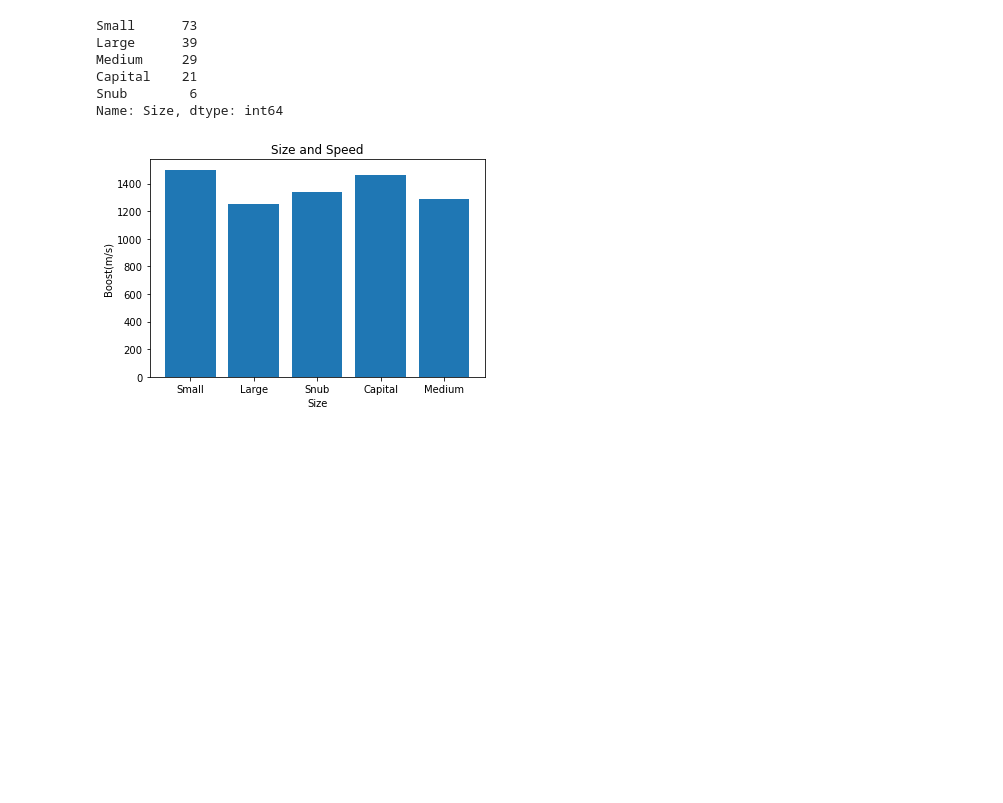
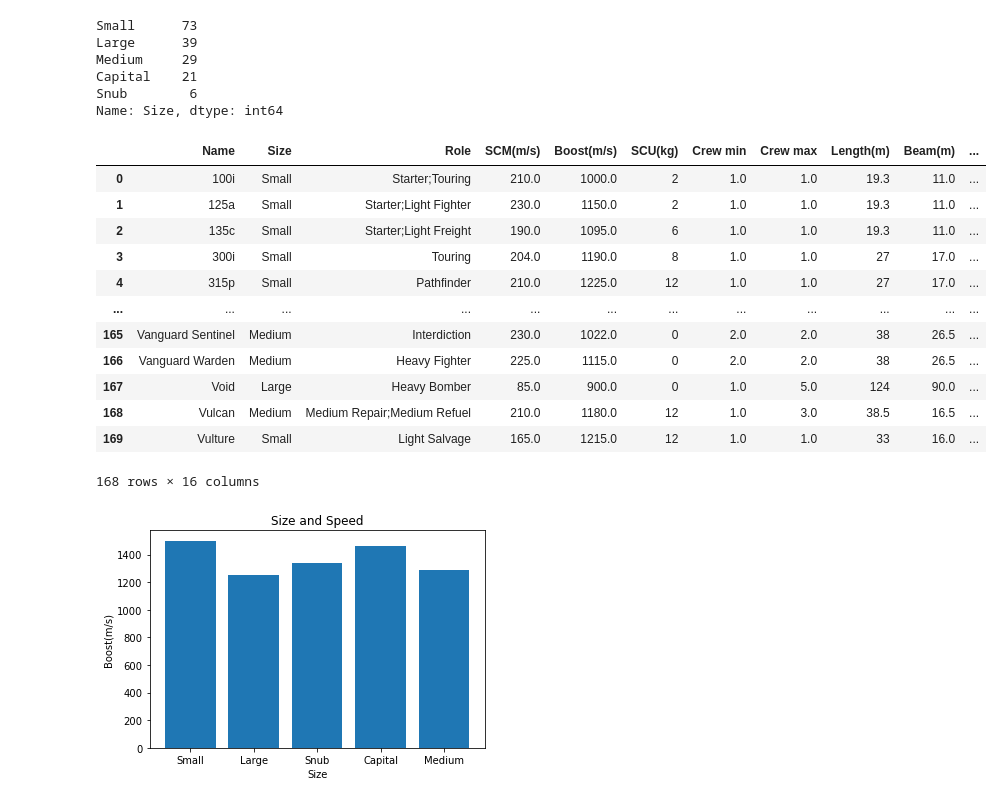
Before and after one commit to DINHC/starcitizen, a Jupyter notebook: stargraph.ipynb, the cells around one changed output. Cells and saved outputs as stored; diff of their text form; code cells hidden in the pictures; blank space fills up the shorter version.

Commit message:
Removed old starset1 csv and replaced it with new one that is more cleaned up

```diff
--- a/stargraph.ipynb
+++ b/stargraph.ipynb
@@ -77,6 +77,23 @@ Name: Size, dtype: int64
 # plt.show()
 # plt.tight_layout()
 #graph failed need to create new df using data on just ship roles and size
+# %%
+starset1 = starset1.drop(["Unnamed: 0"],axis=1)
+starset1
+# %% [output]
+|  | Name | Size | Role | SCM(m/s) | Boost(m/s) | SCU(kg) | Crew min | Crew max | Length(m) | Beam(m) | ... |
+| 0 | 100i | Small | Starter;Touring | 210.0 | 1000.0 | 2 | 1.0 | 1.0 | 19.3 | 11.0 | ... |
+| 1 | 125a | Small | Starter;Light Fighter | 230.0 | 1150.0 | 2 | 1.0 | 1.0 | 19.3 | 11.0 | ... |
+| 2 | 135c | Small | Starter;Light Freight | 190.0 | 1095.0 | 6 | 1.0 | 1.0 | 19.3 | 11.0 | ... |
+| 3 | 300i | Small | Touring | 204.0 | 1190.0 | 8 | 1.0 | 1.0 | 27 | 17.0 | ... |
+| 4 | 315p | Small | Pathfinder | 210.0 | 1225.0 | 12 | 1.0 | 1.0 | 27 | 17.0 | ... |
+| ... | ... | ... | ... | ... | ... | ... | ... | ... | ... | ... | ... |
+| 165 | Vanguard Sentinel | Medium | Interdiction | 230.0 | 1022.0 | 0 | 2.0 | 2.0 | 38 | 26.5 | ... |
+| 166 | Vanguard Warden | Medium | Heavy Fighter | 225.0 | 1115.0 | 0 | 2.0 | 2.0 | 38 | 26.5 | ... |
+| 167 | Void | Large | Heavy Bomber | 85.0 | 900.0 | 0 | 1.0 | 5.0 | 124 | 90.0 | ... |
+| 168 | Vulcan | Medium | Medium Repair;Medium Refuel | 210.0 | 1180.0 | 12 | 1.0 | 3.0 | 38.5 | 16.5 | ... |
+| 169 | Vulture | Small | Light Salvage | 165.0 | 1215.0 | 12 | 1.0 | 1.0 | 33 | 16.0 | ... |
+168 rows × 16 columns
 # %%
 x = starset1['Size']
 y = starset1['Boost(m/s)']
```
Also changed, not shown: parts of 6 cells of this notebook, 1 other file.
